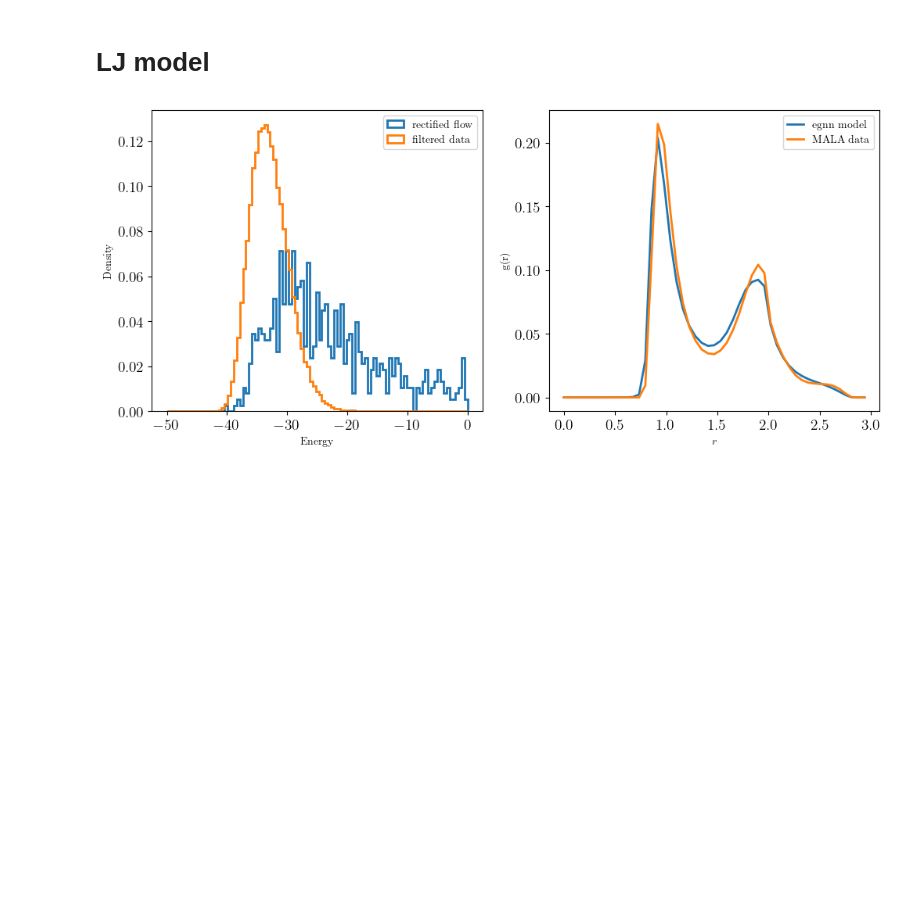
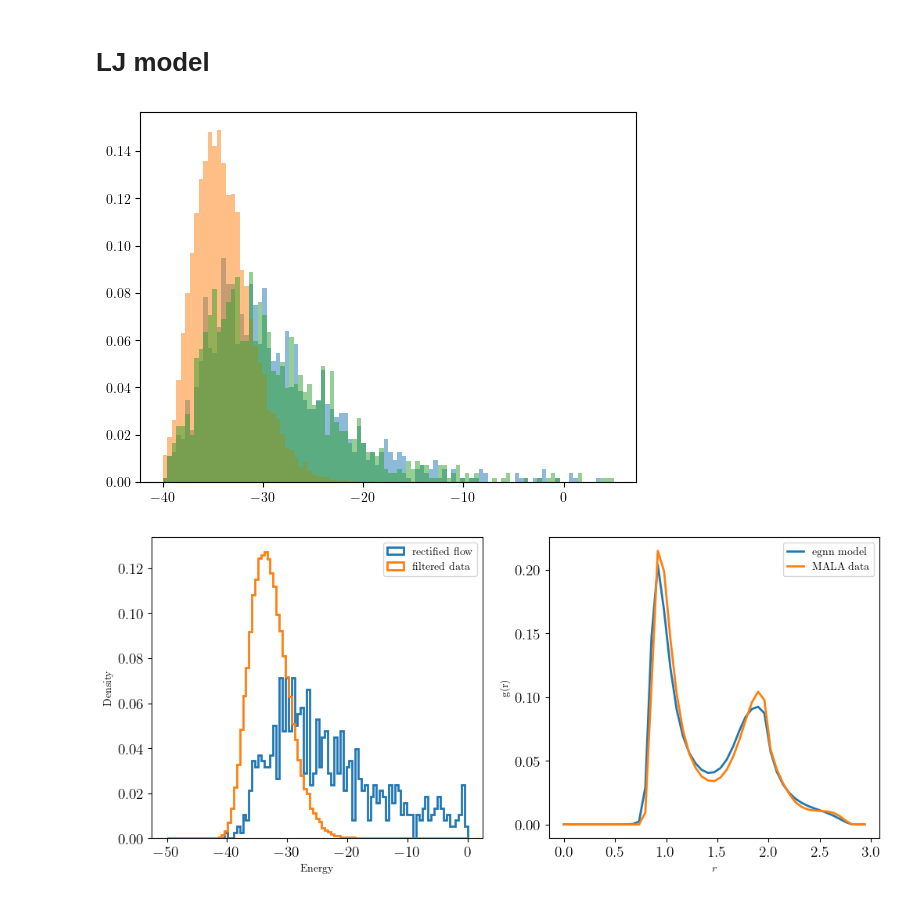
Before and after one commit to sherryli59/flashdiv, a Jupyter notebook: lj_reflow_template/msg_passing_cutoff.ipynb, the cells around one changed output. Drawn from its saved outputs; the diff is of its cells as text; code cells hidden in the pictures; blank space fills up the shorter version.

```diff
--- a/lj_reflow_template/msg_passing_cutoff.ipynb
+++ b/lj_reflow_template/msg_passing_cutoff.ipynb
@@ -70,7 +71,7 @@ dataset_name = 'trajectory'
 h5_data_tensor = load_h5_to_tensor(h5_fname, dataset_name=dataset_name, device=device)
 # %%
 gr_bins = np.linspace(0, 3, 50)
-reflow_data = torch.load("data2/reflow_data.pt")
+reflow_data = torch.load("flow_model_nn_egnn_boxlength_0.0_prob_True/reflow_data.pt")
 xt_reflow = reflow_data['xt']
 x0_reflow = reflow_data['x0']
 traj_reflow = reflow_data['traj']
@@ -79,26 +80,39 @@ xt_reflow_energy = ljsystem.potential(xt_reflow, turn_off_harmonic=True)
 logweights = - 1 / ljsystem.kT * xt_reflow_energy - logprob_reflow
 weights_reflow = torch.exp(logweights - torch.logsumexp(logweights, dim=0))
 
+old_data = torch.load("old_nn_egnn_boxlength_0.0_prob_True/reflow_data.pt")
+xt_old = old_data['xt']
+logprob_reflow_old = old_data['log_prob']
+xt_old_energy = ljsystem.potential(xt_old, turn_off_harmonic=True)
+logweights_old = - 1 / ljsystem.kT * xt_old_energy - logprob_reflow_old
+weights_old = torch.exp(logweights_old - torch.logsumexp(logweights_old, dim=0))
 
-bins, xt_reflow_gr = ljsystem.g_r(xt_reflow, bins=gr_bins)
-reflow_data_relaxed = torch.load("data2/reflow_data_filtered.pt")
-xt_reflow_relaxed = reflow_data_relaxed['xt']
-xt_reflow_relaxed_energy = ljsystem.potential(xt_reflow_relaxed,turn_off_harmonic=True)
-_, xt_reflow_relaxed_gr = ljsystem.g_r(xt_reflow_relaxed, bins=gr_bins)
-#final_data = torch.load("flow_model_learning_rate_0.0005_batch_size_256_nb_epochs_30_init_uniform_nn_egnn_reflow_True/reflow_data.pt")
-final_data = torch.load("data/final_data.pt")
-xt_final= final_data['xt']
-x0_final = final_data['x0']
-traj_final = final_data['traj']
-logprob_final = final_data['log_prob']
-xt_final_energy = ljsystem.potential(xt_final,turn_off_harmonic=True)
-logweights_final = - 1 / ljsystem.kT * xt_final_energy - logprob_final
-weights_final = torch.exp(logweights_final - torch.logsumexp(logweights_final, dim=0))
-_, xt_final_gr = ljsystem.g_r(xt_final, bins=gr_bins)
+# bins, xt_reflow_gr = ljsystem.g_r(xt_reflow, bins=gr_bins)
+# reflow_data_relaxed = torch.load("data2/reflow_data_filtered.pt")
+# xt_reflow_relaxed = reflow_data_relaxed['xt']
+# xt_reflow_relaxed_energy = ljsystem.potential(xt_reflow_relaxed,turn_off_harmonic=True)
+# _, xt_reflow_relaxed_gr = ljsystem.g_r(xt_reflow_relaxed, bins=gr_bins)
+# #final_data = torch.load("flow_model_learning_rate_0.0005_batch_size_256_nb_epochs_30_init_uniform_nn_egnn_reflow_True/reflow_data.pt")
+# final_data = torch.load("data/final_data.pt")
+# xt_final= final_data['xt']
+# x0_final = final_data['x0']
+# traj_final = final_data['traj']
+# logprob_final = final_data['log_prob']
+# xt_final_energy = ljsystem.potential(xt_final,turn_off_harmonic=True)
+# logweights_final = - 1 / ljsystem.kT * xt_final_energy - logprob_final
+# weights_final = torch.exp(logweights_final - torch.logsumexp(logweights_final, dim=0))
+# _, xt_final_gr = ljsystem.g_r(xt_final, bins=gr_bins)
 
 target_data = h5_data_tensor[:10000]
 target_data_energy = ljsystem.potential(target_data,turn_off_harmonic=True)
 _, target_data_gr = ljsystem.g_r(target_data, bins=gr_bins)
+# %%
+plt.hist(xt_reflow_energy.cpu().numpy(), bins=100, density=True, alpha=0.5, label='Reflowed', color='C0',range=(-40, 5))
+plt.hist(target_data_energy.cpu().numpy(), bins=100, density=True, alpha=0.5, label='Target', color='C1',range=(-40, 5))
+plt.hist(xt_old_energy.cpu().numpy(), bins=100, density=True, alpha=0.5, label='Old Reflowed', color='C2',range=(-40, 5))
+plt.show()
+# %% [output]
+[figure, added]
 # %%
 fig, ax = plt.subplots(1, 2, figsize=(12, 5))
 weights = torch.exp(-xt_final_energy/ljsystem.kT).cpu().numpy()
```
Also changed, not shown: parts of 5 cells of this notebook, 4 other files.
